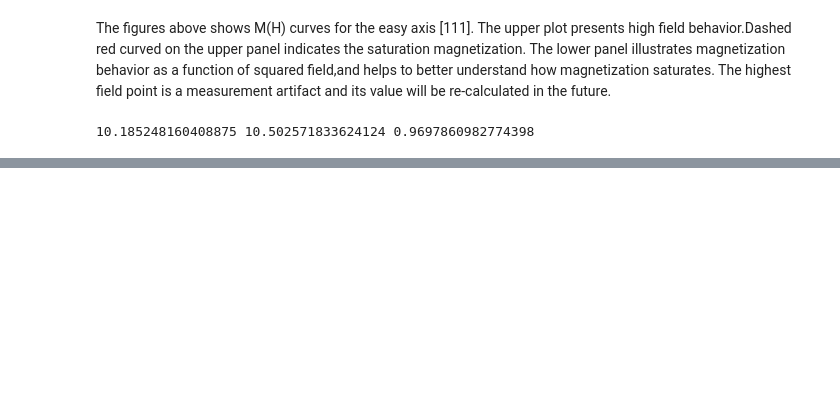
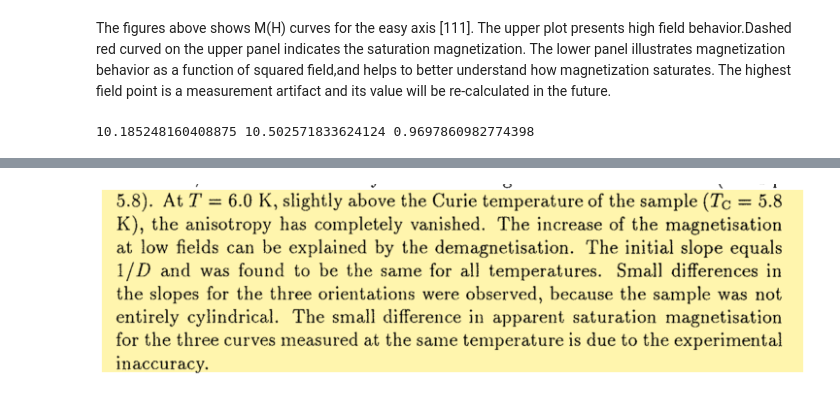
Before and after one commit to Zaknife/JupNotebooks, a Jupyter notebook: MagMeasFinal.ipynb, the cells around one changed output, grey strips where cells are left out. Saved outputs shown, nothing was run; the diff lists cells and outputs as text; code cells hidden in the pictures; blank space fills up the shorter version.

```diff
--- a/MagMeasFinal.ipynb
+++ b/MagMeasFinal.ipynb
@@ -720,0 +853,4 @@ plt.legend(fontsize=12)
+# %%
+Image(filename=dir5+'Eggenkamp_TextAnisotropy.png')
+# %% [output]
+[figure, added]
```
Also changed, not shown: parts of 34 cells of this notebook.
